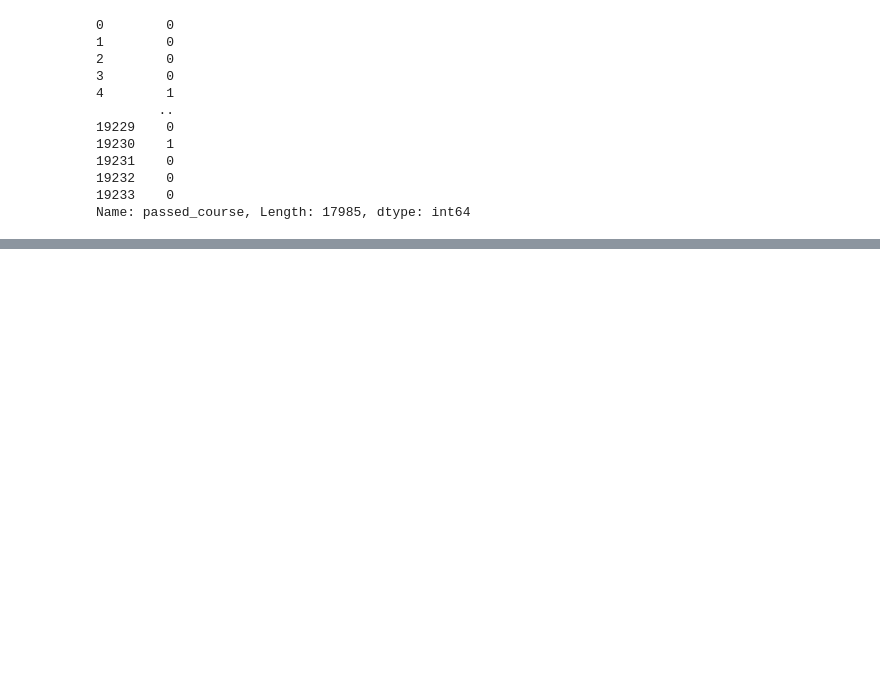
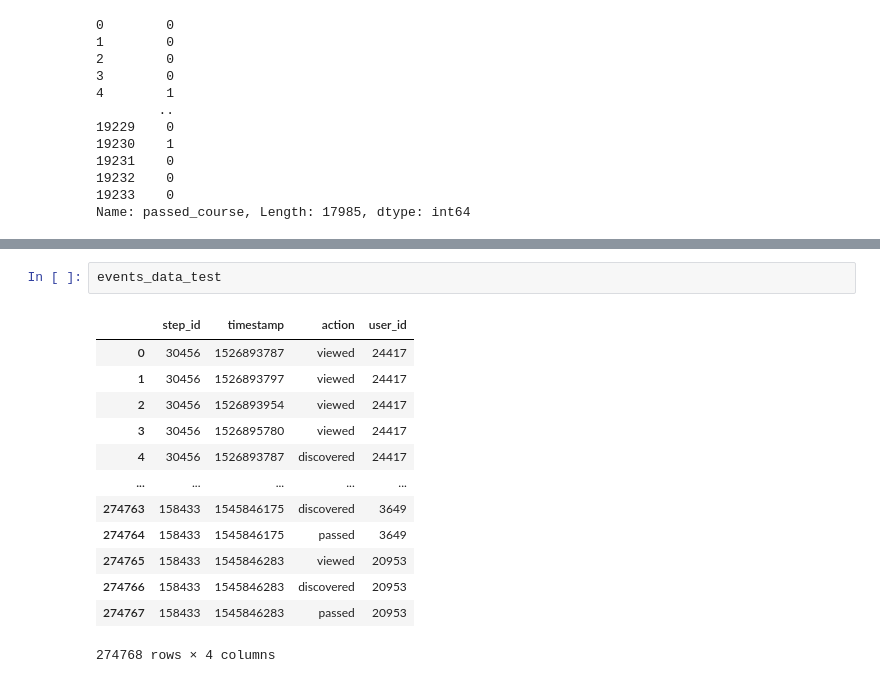
Before and after one commit to raent1/N_C_Projects, a Jupyter notebook: stepik_ml_contest/stepik_ml_project.ipynb, the cells around one changed output, grey strips where cells are left out. Saved outputs shown, nothing was run; the diff lists cells and outputs as text; blank space fills up the shorter version.

```diff
--- a/stepik_ml_contest/stepik_ml_project.ipynb
+++ b/stepik_ml_contest/stepik_ml_project.ipynb
@@ -652,0 +827,16 @@ Name: passed_course, Length: 17985, dtype: int64
+# %%
+events_data_test
+# %% [output]
+|  | step_id | timestamp | action | user_id |
+| 0 | 30456 | 1526893787 | viewed | 24417 |
+| 1 | 30456 | 1526893797 | viewed | 24417 |
+| 2 | 30456 | 1526893954 | viewed | 24417 |
+| 3 | 30456 | 1526895780 | viewed | 24417 |
+| 4 | 30456 | 1526893787 | discovered | 24417 |
+| ... | ... | ... | ... | ... |
+| 274763 | 158433 | 1545846175 | discovered | 3649 |
+| 274764 | 158433 | 1545846175 | passed | 3649 |
+| 274765 | 158433 | 1545846283 | viewed | 20953 |
+| 274766 | 158433 | 1545846283 | discovered | 20953 |
+| 274767 | 158433 | 1545846283 | passed | 20953 |
+274768 rows × 4 columns
```
Also changed, not shown: parts of 19 cells of this notebook.
